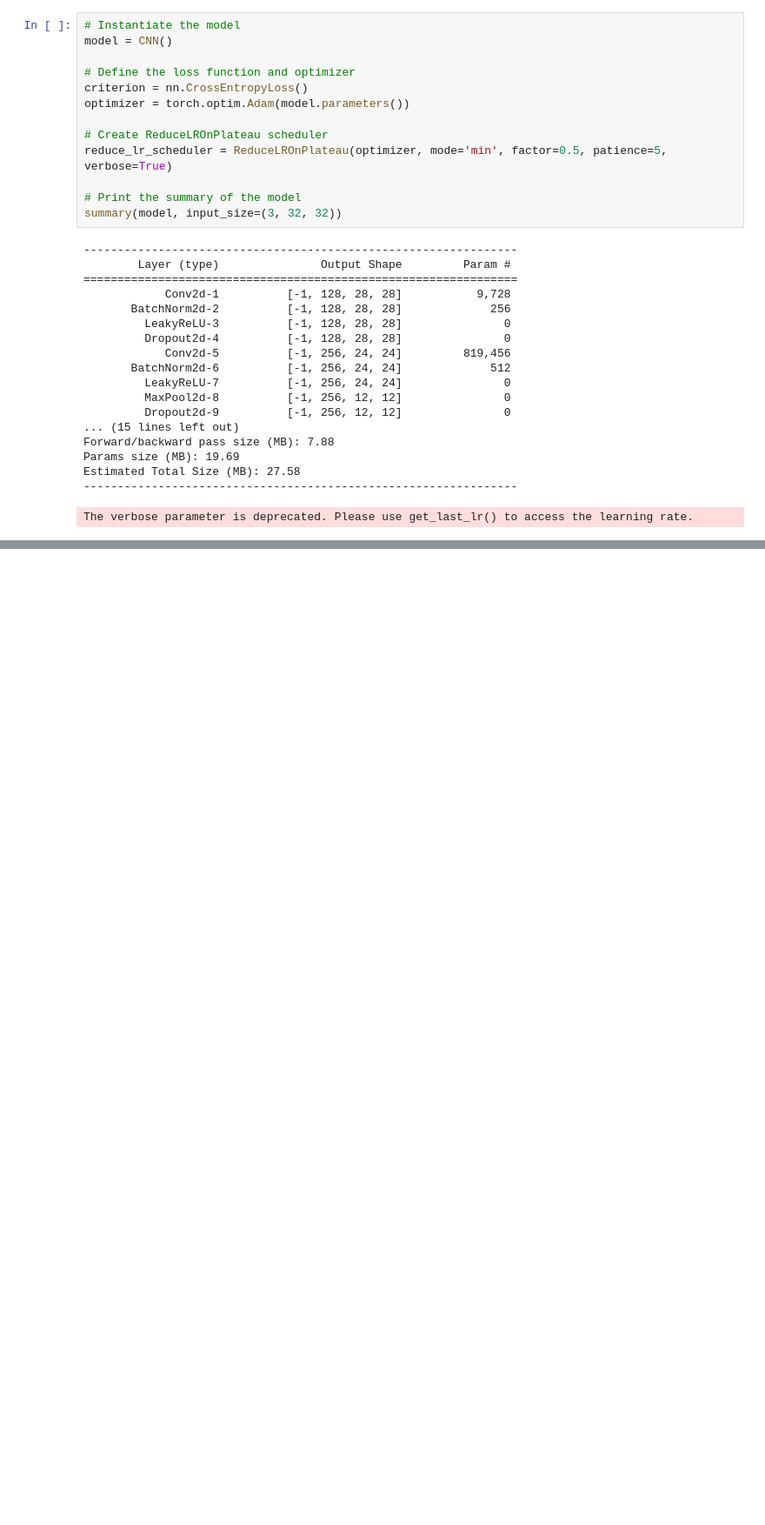
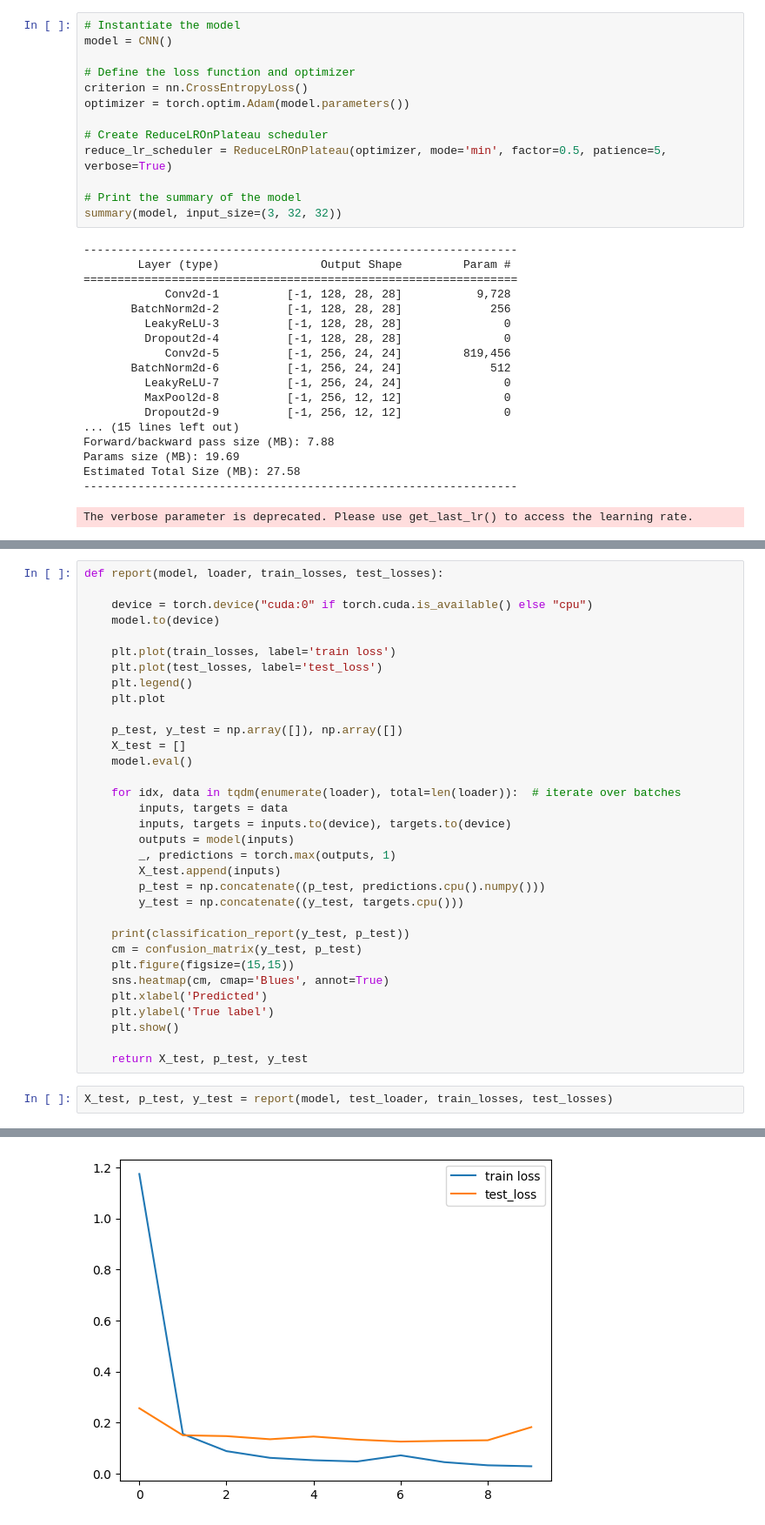
Before and after one commit to lucasverdelho/GTSRB-Pytorch, a Jupyter notebook: 1-exploration.ipynb, the cells around one changed output, grey strips where cells are left out. Shown at 87% size. Drawn from its saved outputs; the diff is of its cells as text; blank space fills up the shorter version.

Commit message:
Results first model

```diff
--- a/1-exploration.ipynb
+++ b/1-exploration.ipynb
@@ -355,0 +365,36 @@ KeyboardInterrupt:
+# %%
+def report(model, loader, train_losses, test_losses):
+
+    device = torch.device("cuda:0" if torch.cuda.is_available() else "cpu")
+    model.to(device)
+
+    plt.plot(train_losses, label='train loss')
+    plt.plot(test_losses, label='test_loss')
+    plt.legend()
+    plt.plot
+
+    p_test, y_test = np.array([]), np.array([])
+    X_test = []
+    model.eval()
+
+    for idx, data in tqdm(enumerate(loader), total=len(loader)):  # iterate over batches
+        inputs, targets = data
+        inputs, targets = inputs.to(device), targets.to(device)
+        outputs = model(inputs)
+        _, predictions = torch.max(outputs, 1)
+        X_test.append(inputs)
+        p_test = np.concatenate((p_test, predictions.cpu().numpy()))
+        y_test = np.concatenate((y_test, targets.cpu()))
+
+    print(classification_report(y_test, p_test))
+    cm = confusion_matrix(y_test, p_test)
+    plt.figure(figsize=(15,15))
+    sns.heatmap(cm, cmap='Blues', annot=True)
+    plt.xlabel('Predicted')
+    plt.ylabel('True label')
+    plt.show()
+
+    return X_test, p_test, y_test
+# %%
+X_test, p_test, y_test = report(model, test_loader, train_losses, test_losses)
+# %% [output]
@@ -355,0 +418 @@ KeyboardInterrupt:
+[figure, added]
```
Also changed, not shown: parts of 3 cells of this notebook.
